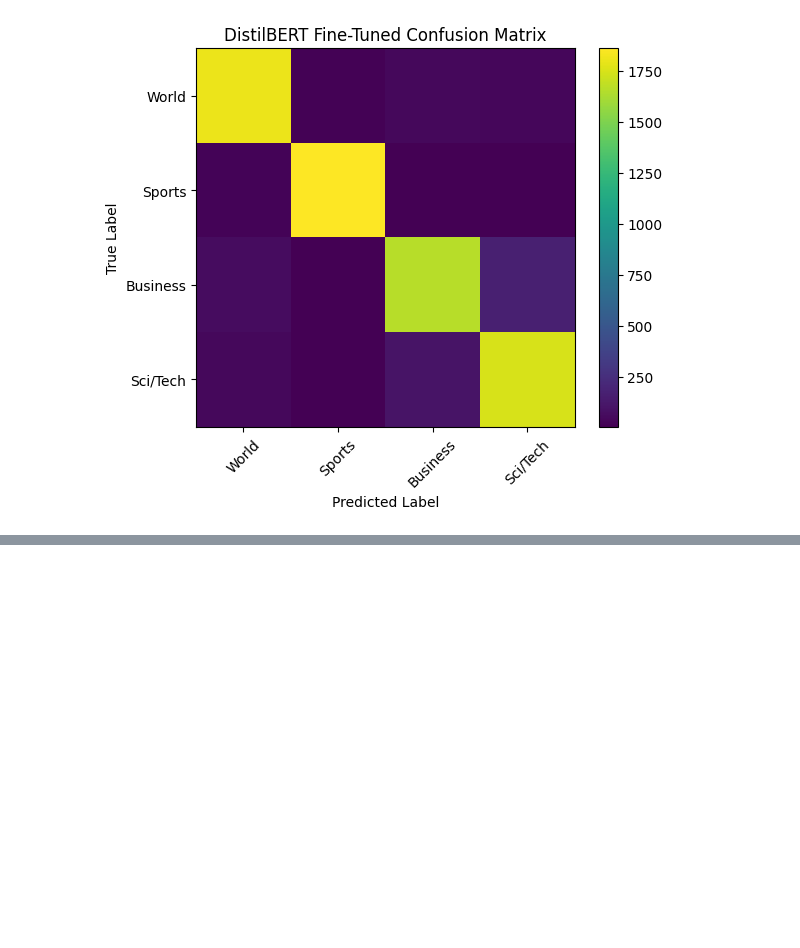
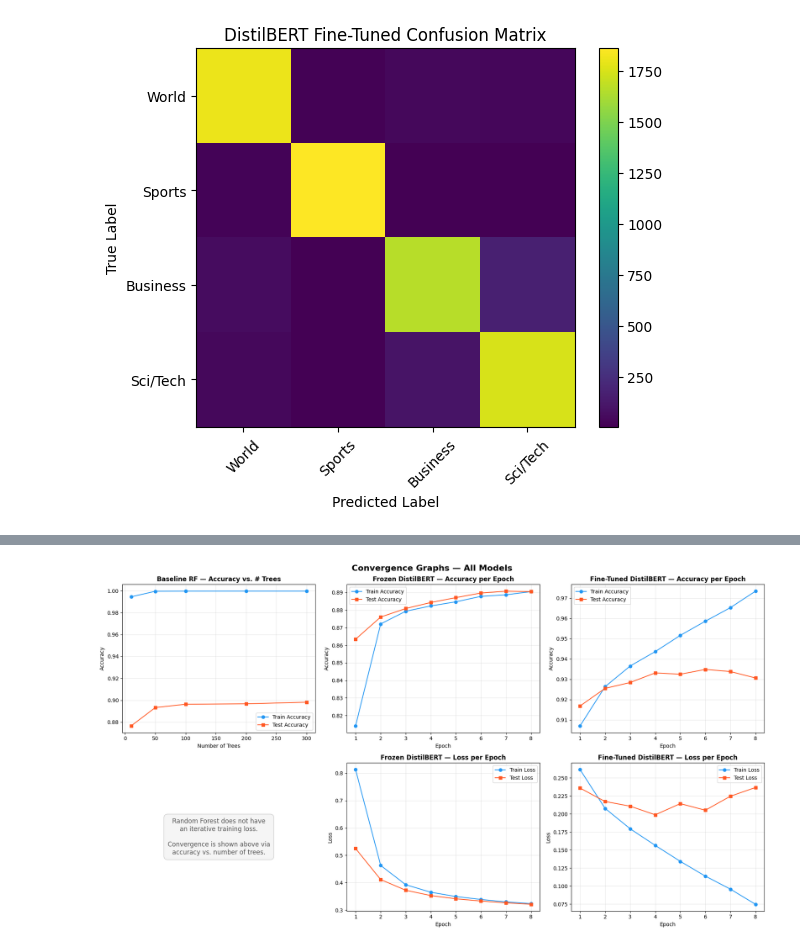
Before and after one commit to SamSkanse/Transfer-Learning-Transformers-Lab, a Jupyter notebook: transfer_transformer_lab.ipynb, the cells around one changed output, grey strips where cells are left out. Drawn from its saved outputs; the diff is of its cells as text; code cells hidden in the pictures; blank space fills up the shorter version.

```diff
--- a/transfer_transformer_lab.ipynb
+++ b/transfer_transformer_lab.ipynb
@@ -593,8 +593,8 @@ from sklearn.metrics import accuracy_score
 import matplotlib.pyplot as plt
 
 tree_counts = [10, 50, 100, 200, 300]
-train_accuracies = []
-test_accuracies = []
+rf_train_accs = []
+rf_test_accs = []
 
 for n in tree_counts:
     rf = RandomForestClassifier(
@@ -607,11 +607,11 @@ for n in tree_counts:
     train_pred = rf.predict(X_train_tfidf)
     test_pred = rf.predict(X_test_tfidf)
 
-    train_accuracies.append(accuracy_score(y_train, train_pred))
-    test_accuracies.append(accuracy_score(y_test, test_pred))
+    rf_train_accs.append(accuracy_score(y_train, train_pred))
+    rf_test_accs.append(accuracy_score(y_test, test_pred))
 
-plt.plot(tree_counts, train_accuracies, marker="o", label="Train Accuracy")
-plt.plot(tree_counts, test_accuracies, marker="o", label="Test Accuracy")
+plt.plot(tree_counts, rf_train_accs, marker="o", label="Train Accuracy")
+plt.plot(tree_counts, rf_test_accs, marker="o", label="Test Accuracy")
 plt.xlabel("Number of Trees")
 plt.ylabel("Accuracy")
 plt.title("Random Forest Baseline Stability")
@@ -1391,0 +1782,87 @@ plt.show()
+# %%
+import matplotlib.pyplot as plt
+from sklearn.ensemble import RandomForestClassifier
+from sklearn.metrics import accuracy_score
+
+# ── Recompute RF accuracy vs. number of trees ─────────────────────────────
+rf_tree_counts = [10, 50, 100, 200, 300]
+rf_train_accs, rf_test_accs = [], []
+
+for n in rf_tree_counts:
+    _rf = RandomForestClassifier(n_estimators=n, random_state=42, n_jobs=-1)
+    _rf.fit(X_train_tfidf, y_train)
+    rf_train_accs.append(accuracy_score(y_train, _rf.predict(X_train_tfidf)))
+    rf_test_accs.append(accuracy_score(y_test, _rf.predict(X_test_tfidf)))
+
+# ── Epoch ranges ──────────────────────────────────────────────────────────
+frozen_epochs = range(1, num_epochs + 1)
+ft_epochs     = range(1, ft_num_epochs + 1)
+
+# ── Plot ─────────────────────────────────────────────────────────────────
+fig, axes = plt.subplots(2, 3, figsize=(18, 10))
+fig.suptitle("Convergence Graphs — All Models", fontsize=16, fontweight="bold")
+
+c_train, c_test = "#2196F3", "#FF5722"
+
+# Row 0 — Accuracy
+ax = axes[0, 0]
+ax.plot(rf_tree_counts, rf_train_accs, marker="o", color=c_train, label="Train Accuracy")
+ax.plot(rf_tree_counts, rf_test_accs,  marker="s", color=c_test,  label="Test Accuracy")
+ax.set_title("Baseline RF — Accuracy vs. # Trees", fontweight="bold")
+ax.set_xlabel("Number of Trees")
+ax.set_ylabel("Accuracy")
+ax.legend()
+ax.grid(True, alpha=0.3)
+
+ax = axes[0, 1]
+ax.plot(frozen_epochs, train_accuracies, marker="o", color=c_train, label="Train Accuracy")
+ax.plot(frozen_epochs, test_accuracies,  marker="s", color=c_test,  label="Test Accuracy")
+ax.set_title("Frozen DistilBERT — Accuracy per Epoch", fontweight="bold")
+ax.set_xlabel("Epoch")
+ax.set_ylabel("Accuracy")
+ax.legend()
+ax.grid(True, alpha=0.3)
+
+ax = axes[0, 2]
+ax.plot(ft_epochs, ft_train_accuracies, marker="o", color=c_train, label="Train Accuracy")
+ax.plot(ft_epochs, ft_test_accuracies,  marker="s", color=c_test,  label="Test Accuracy")
+ax.set_title("Fine-Tuned DistilBERT — Accuracy per Epoch", fontweight="bold")
+ax.set_xlabel("Epoch")
+ax.set_ylabel("Accuracy")
+ax.legend()
+ax.grid(True, alpha=0.3)
+
+# Row 1 — Loss
+ax = axes[1, 0]
+ax.axis("off")
+ax.text(
+    0.5, 0.5,
+    "Random Forest does not have\nan iterative training loss.\n\n"
+    "Convergence is shown above via\naccuracy vs. number of trees.",
+    ha="center", va="center", fontsize=12, color="#555555",
+    transform=ax.transAxes,
+    bbox=dict(boxstyle="round,pad=0.6", facecolor="#f5f5f5", edgecolor="#cccccc"),
+)
+
+ax = axes[1, 1]
+ax.plot(frozen_epochs, train_losses, marker="o", color=c_train, label="Train Loss")
+ax.plot(frozen_epochs, test_losses,  marker="s", color=c_test,  label="Test Loss")
+ax.set_title("Frozen DistilBERT — Loss per Epoch", fontweight="bold")
+ax.set_xlabel("Epoch")
+ax.set_ylabel("Loss")
+ax.legend()
+ax.grid(True, alpha=0.3)
+
+ax = axes[1, 2]
+ax.plot(ft_epochs, ft_train_losses, marker="o", color=c_train, label="Train Loss")
+ax.plot(ft_epochs, ft_test_losses,  marker="s", color=c_test,  label="Test Loss")
+ax.set_title("Fine-Tuned DistilBERT — Loss per Epoch", fontweight="bold")
+ax.set_xlabel("Epoch")
+ax.set_ylabel("Loss")
+ax.legend()
+ax.grid(True, alpha=0.3)
+
+plt.tight_layout()
+plt.show()
+# %% [output]
+[figure, added]
```
Also changed, not shown: parts of 33 cells of this notebook.
